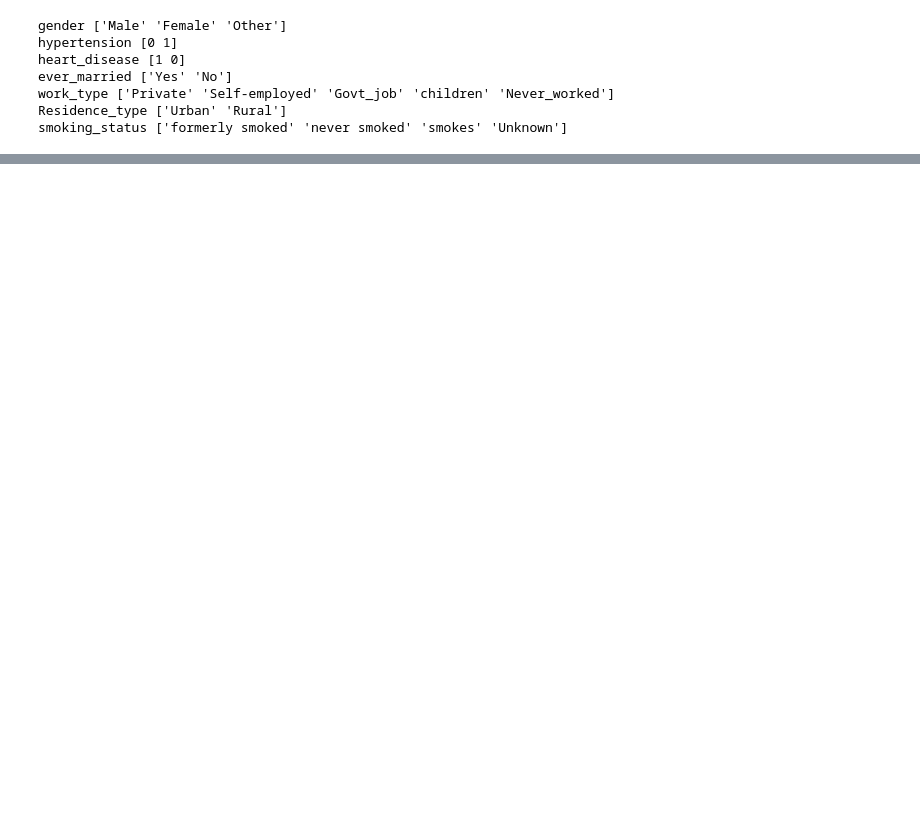
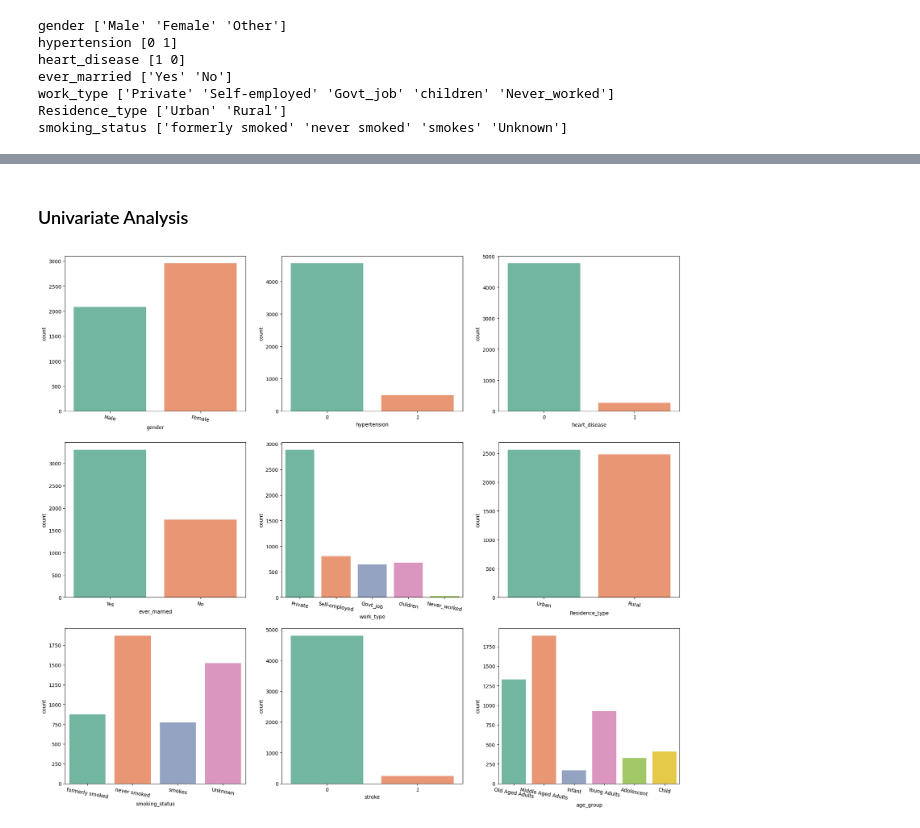
Before and after one commit to JARVIS843/Stroke_Prediction_ML_Project, a Jupyter notebook: ML_project.ipynb, the cells around one changed output, grey strips where cells are left out. Saved outputs shown, nothing was run; the diff lists cells and outputs as text; code cells hidden in the pictures; blank space fills up the shorter version.

```diff
--- a/ML_project.ipynb
+++ b/ML_project.ipynb
@@ -217,0 +214,10 @@ with open("Models/random_forest_model.pkl", 'wb') as f:
+# %% [markdown]
+### Univariate Analysis
+# %%
+plt.figure(figsize=(22,19))
+for i,col in enumerate(df.select_dtypes(exclude=float).columns):
+    plt.subplot(3,3,i+1)
+    sns.countplot(data=df,x=col,palette =sns.color_palette("Set2"))
+    plt.xticks(rotation=-10)
+# %% [output]
+[figure, added]
```
Also changed, not shown: parts of 93 cells of this notebook.
